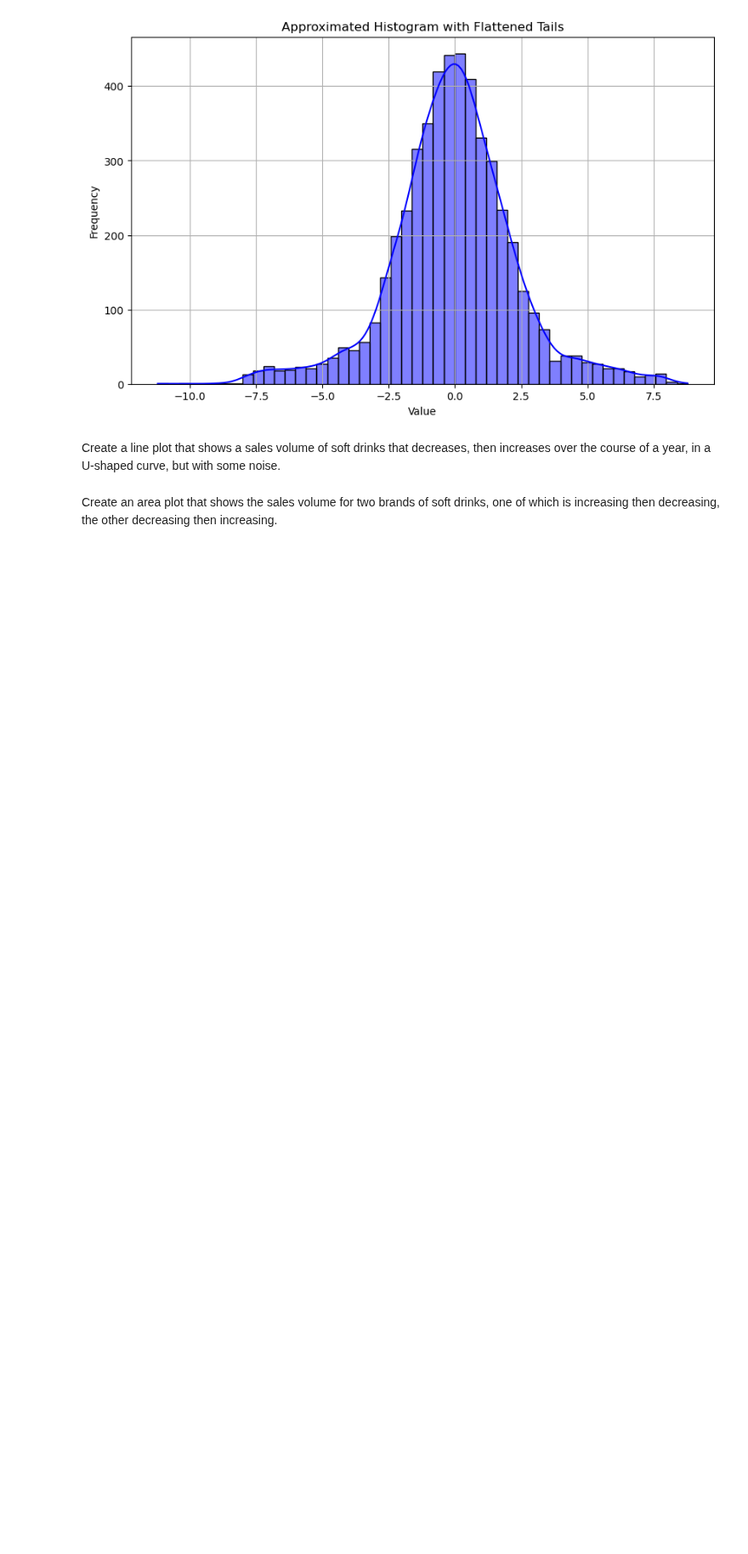
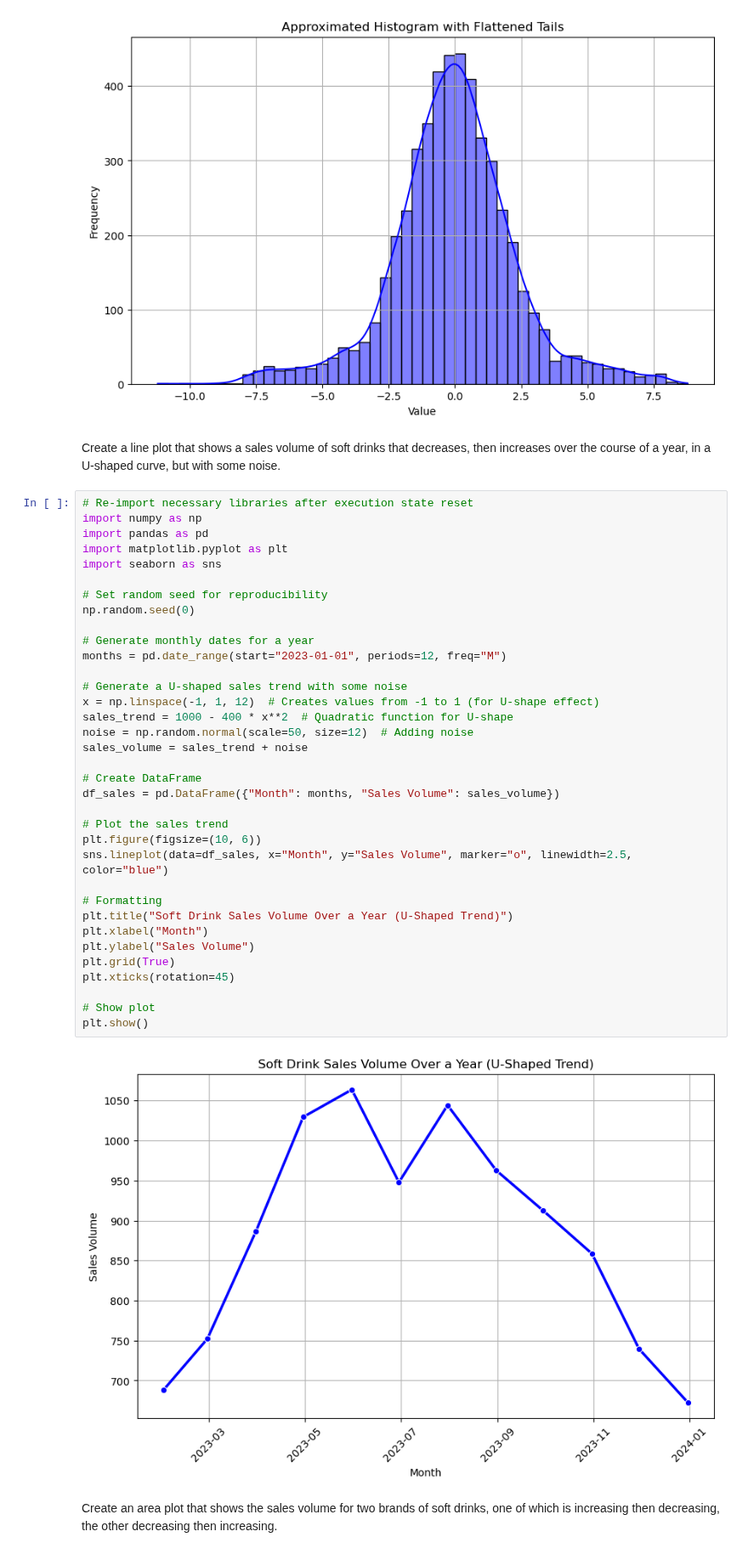
Before and after one commit to tetianakravchuk/AI-for-Leaders, a Jupyter notebook: Week5/OMDS-ModB2-Week5-Kravchuk-Tetiana.ipynb, the cells around one changed output. Shown at 85% size. Drawn from its saved outputs; the diff is of its cells as text; blank space fills up the shorter version.

```diff
--- a/Week5/OMDS-ModB2-Week5-Kravchuk-Tetiana.ipynb
+++ b/Week5/OMDS-ModB2-Week5-Kravchuk-Tetiana.ipynb
@@ -418,5 +418,42 @@ plt.show()
 [figure]
 # %% [markdown]
 Create a line plot that shows a sales volume of soft drinks that decreases, then increases over the course of a year, in a U-shaped curve, but with some noise.
+# %%
+# Re-import necessary libraries after execution state reset
+import numpy as np
+import pandas as pd
+import matplotlib.pyplot as plt
+import seaborn as sns
+
+# Set random seed for reproducibility
+np.random.seed(0)
+
+# Generate monthly dates for a year
+months = pd.date_range(start="2023-01-01", periods=12, freq="M")
+
+# Generate a U-shaped sales trend with some noise
+x = np.linspace(-1, 1, 12)  # Creates values from -1 to 1 (for U-shape effect)
+sales_trend = 1000 - 400 * x**2  # Quadratic function for U-shape
+noise = np.random.normal(scale=50, size=12)  # Adding noise
+sales_volume = sales_trend + noise
+
+# Create DataFrame
+df_sales = pd.DataFrame({"Month": months, "Sales Volume": sales_volume})
+
+# Plot the sales trend
+plt.figure(figsize=(10, 6))
+sns.lineplot(data=df_sales, x="Month", y="Sales Volume", marker="o", linewidth=2.5, color="blue")
+
+# Formatting
+plt.title("Soft Drink Sales Volume Over a Year (U-Shaped Trend)")
+plt.xlabel("Month")
+plt.ylabel("Sales Volume")
+plt.grid(True)
+plt.xticks(rotation=45)
+
+# Show plot
+plt.show()
+# %% [output]
+[figure, added]
 # %% [markdown]
 Create an area plot that shows the sales volume for two brands of soft drinks, one of which is increasing then decreasing, the other decreasing then increasing.
```
Also changed, not shown: parts of 2 cells of this notebook.
